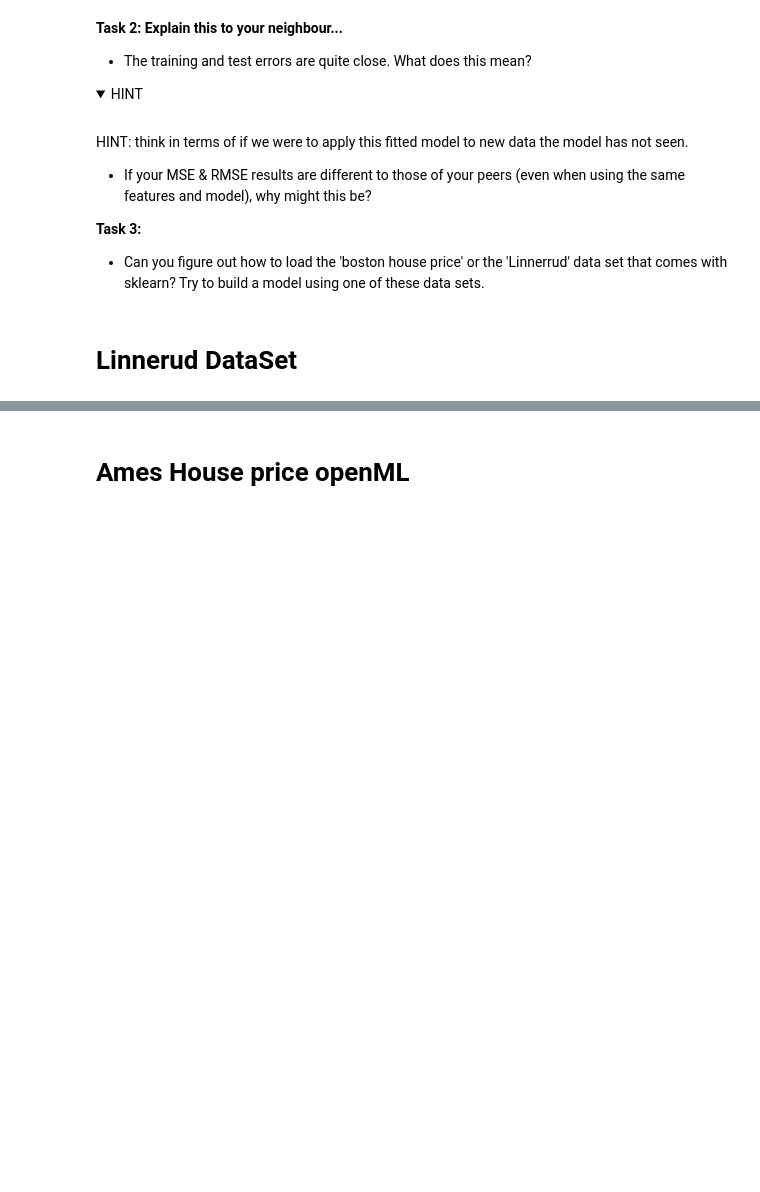
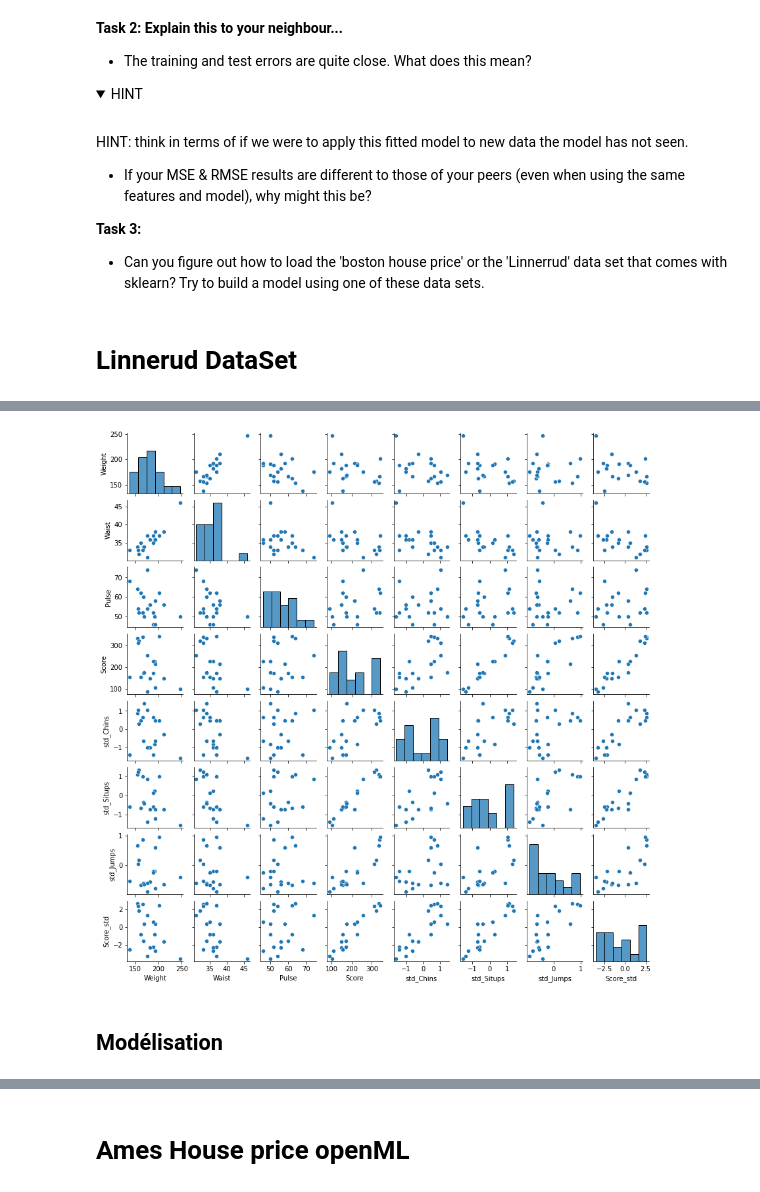
Before and after one commit to RaphaelBouvet/stats_3, a Jupyter notebook: Notebooks/02b-LinearRegressionForPrediction.ipynb, the cells around one changed output, grey strips where cells are left out. Drawn from its saved outputs; the diff is of its cells as text; code cells hidden in the pictures; folded sections open; blank space fills up the shorter version.

```diff
--- a/Notebooks/02b-LinearRegressionForPrediction.ipynb
+++ b/Notebooks/02b-LinearRegressionForPrediction.ipynb
@@ -695,0 +816,8 @@ Y=df_lin[['Weight','Waist','Pulse']]
+# %%
+df_lin_drop = df_lin.drop(9,axis=0)
+# %%
+sns.pairplot(df_lin_drop.iloc[:,3:],height=1.5);
+# %% [output]
+[figure, added]
+# %% [markdown]
+## Modélisation
```
Also changed, not shown: parts of 49 cells of this notebook, 1 other file.
